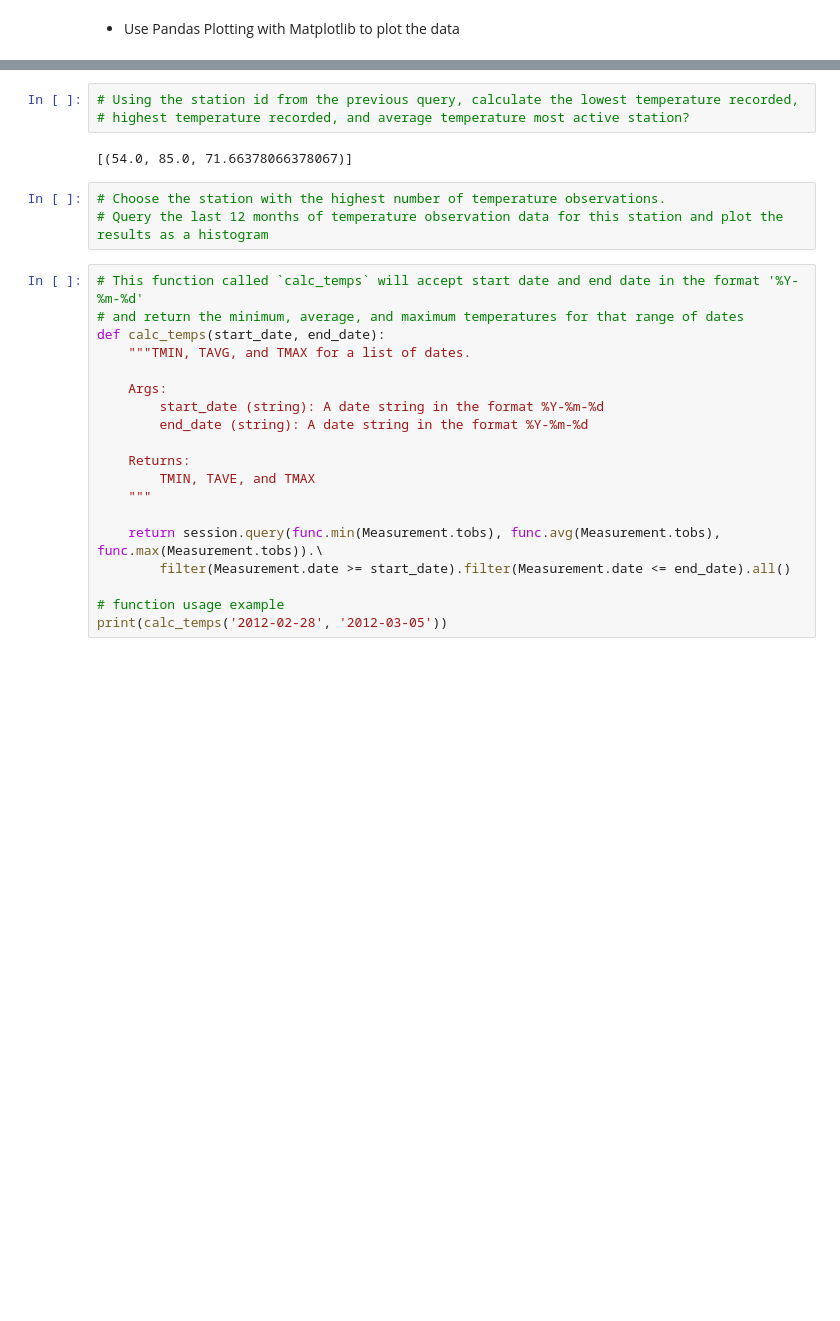
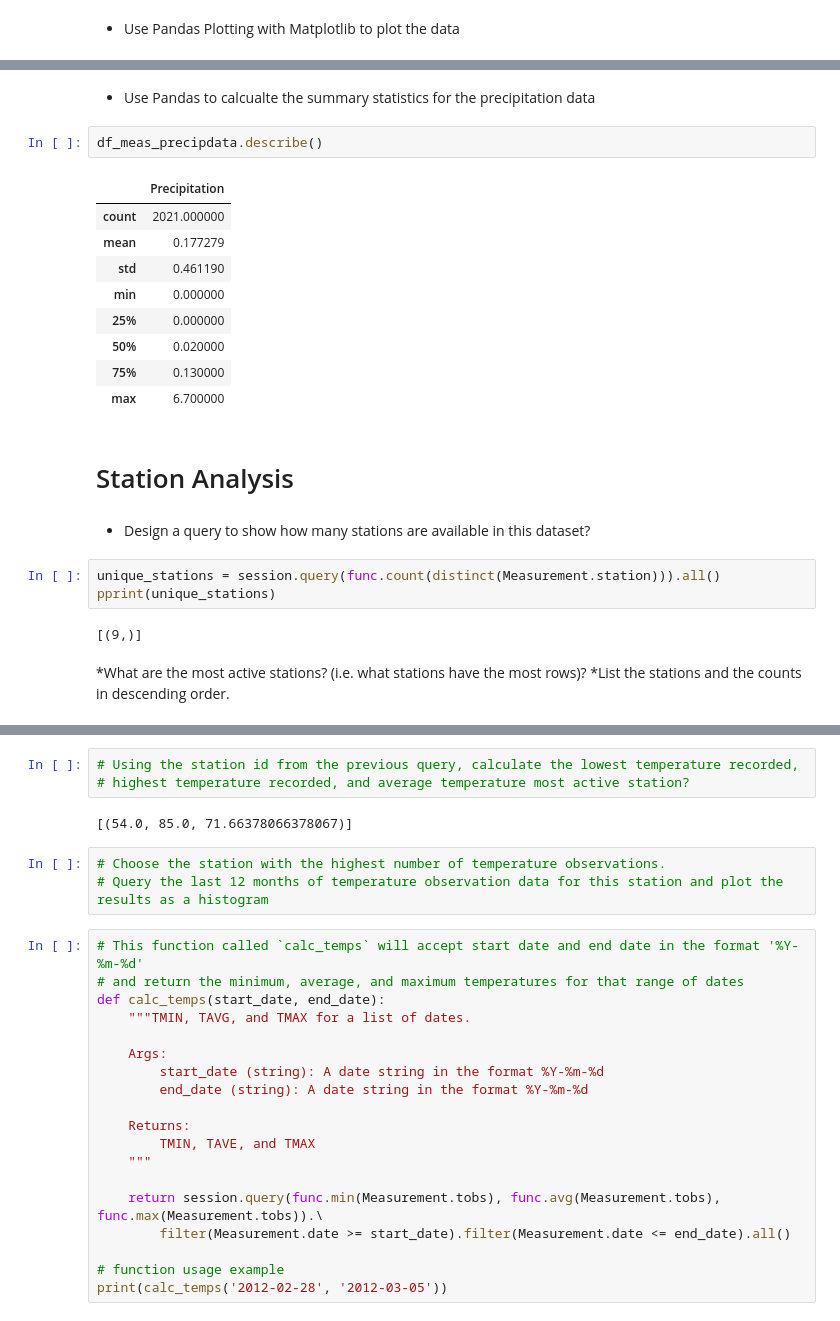
Before and after one commit to cswanson618/sqlalchemy-challenge, a Jupyter notebook: climate_swanson.ipynb, the cells around one changed output, grey strips where cells are left out. Saved outputs shown, nothing was run; the diff lists cells and outputs as text; blank space fills up the shorter version.

```diff
--- a/climate_swanson.ipynb
+++ b/climate_swanson.ipynb
@@ -119,0 +77,26 @@ plt.show()
+# %% [markdown]
+* Use Pandas to calcualte the summary statistics for the precipitation data
+# %%
+df_meas_precipdata.describe()
+# %% [output]
+|  | Precipitation |
+| count | 2021.000000 |
+| mean | 0.177279 |
+| std | 0.461190 |
+| min | 0.000000 |
+| 25% | 0.000000 |
+| 50% | 0.020000 |
+| 75% | 0.130000 |
+| max | 6.700000 |
+# %% [markdown]
+# Station Analysis
+# %% [markdown]
+* Design a query to show how many stations are available in this dataset?
+# %%
+unique_stations = session.query(func.count(distinct(Measurement.station))).all()
+pprint(unique_stations)
+# %% [output]
+[(9,)]
+# %% [markdown]
+*What are the most active stations? (i.e. what stations have the most rows)?
+*List the stations and the counts in descending order.
```
Also changed, not shown: parts of 14 cells of this notebook.
